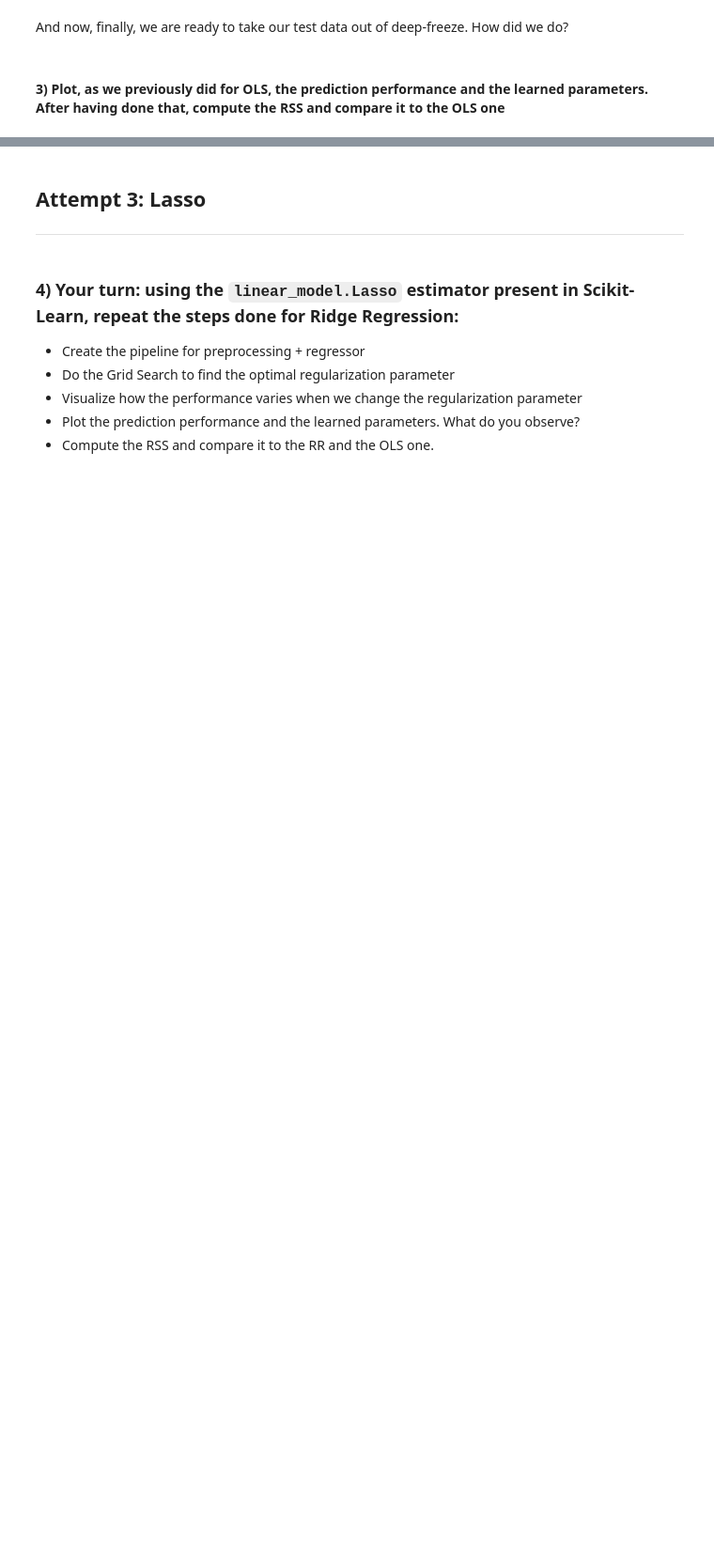
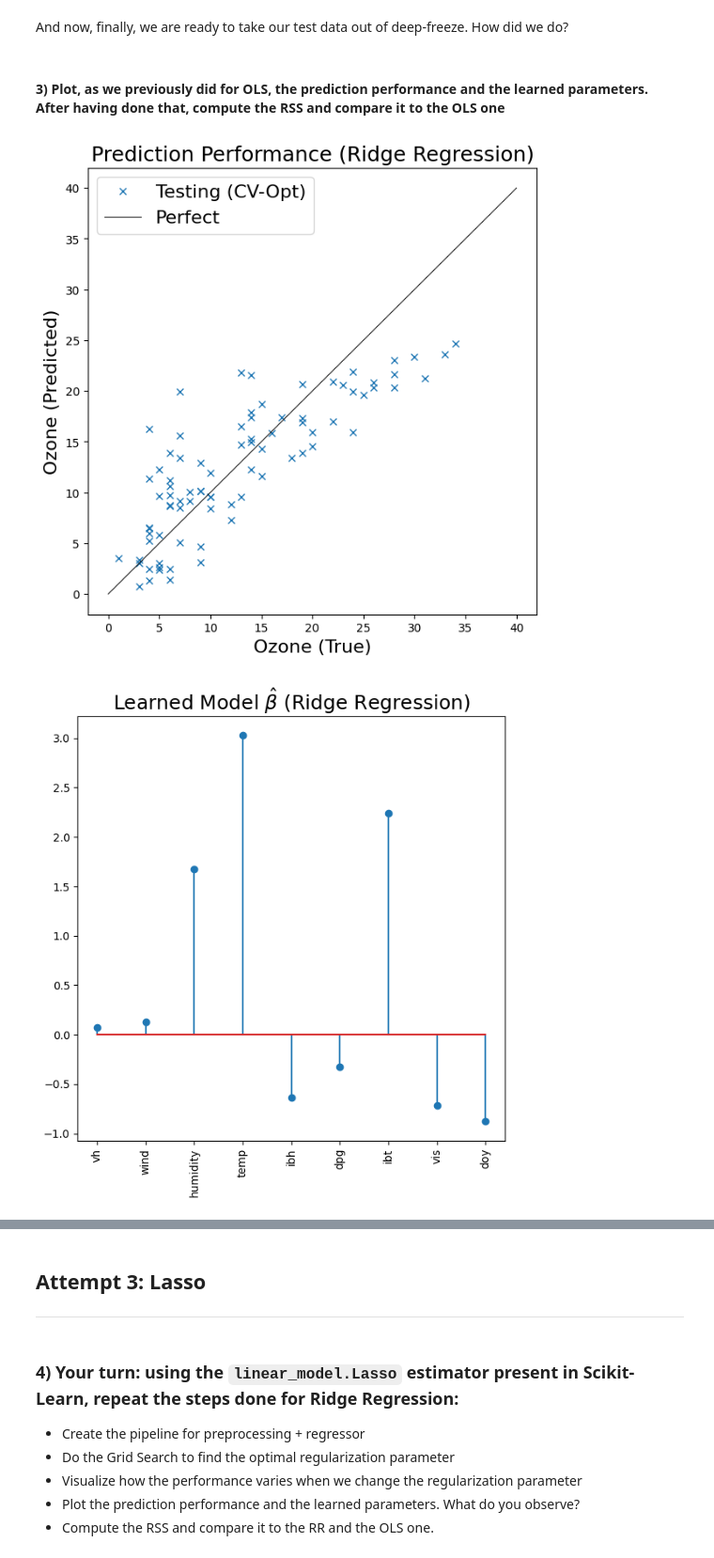
Before and after one commit to Jerry0209/FundamentalLearningEPFL, a Jupyter notebook: TP6/regularized_linear_regression_Jerry.ipynb, the cells around one changed output, grey strips where cells are left out. Shown at 94% size. Saved outputs shown, nothing was run; the diff lists cells and outputs as text; code cells hidden in the pictures; blank space fills up the shorter version.

```diff
--- a/TP6/regularized_linear_regression_Jerry.ipynb
+++ b/TP6/regularized_linear_regression_Jerry.ipynb
@@ -254,3 +334,39 @@ plt.legend(loc=2, fontsize=16);
 And now, finally, we are ready to take our test data out of deep-freeze. How did we do?
 # %% [markdown]
 #### 3) Plot, as we previously did for OLS, the prediction performance and the learned parameters. After having done that, compute the RSS and compare it to the OLS one
+# %%
+#--- Get Test Predicitions ---#
+ypTest = pipe_regRR.predict(XTest)
+
+#--- Visualize Prediction Performance ---#
+plt.figure(figsize=(7,7))
+plt.plot(yTest, ypTest, 'x', label='Testing (CV-Opt)')
+plt.plot([0, 40], [0, 40], '-k', linewidth=0.7, label="Perfect")
+plt.xlabel('Ozone (True)', fontsize=16)
+plt.ylabel('Ozone (Predicted)', fontsize=16)
+plt.legend(loc=2, fontsize=16);
+plt.title('Prediction Performance (Ridge Regression)', fontsize=18)
+plt.show()
+
+
+#--- Visualize Learned Parameters ---#
+plt.figure(figsize=(7,7))
+plt.stem(pipe_regRR['ridge'].coef_)
+plt.title('Learned Model $\\hat{\\beta}$ (Ridge Regression)', fontsize=18)
+plt.xticks(range(9),data.keys()[1:10], rotation='vertical');
+plt.show()
+
+
+#--- Compute RSS ---#
+rss_train_RR = np.mean(np.power(yTrain - yp,2)) # use yp from previous cell
+rss_test_RR = np.mean(np.power(yTest - ypTest,2))
+
+print("Normalized RSS (Train) - Ridge Regression: %0.2f" % rss_train_RR)
+print("Normalized RSS  (Test) - Ridge Regression: %0.2f" % rss_test_RR)
+
+# Compare with OLS RSS
+print("\nNormalized RSS (Train) - OLS: %0.2f" % rss_train) # use rss_train from OLS section
+print("Normalized RSS  (Test) - OLS: %0.2f" % rss_test)   # use rss_test from OLS section
+# %% [output]
+[figure, added]
+[figure, added]
```
Also changed, not shown: parts of 12 cells of this notebook.
